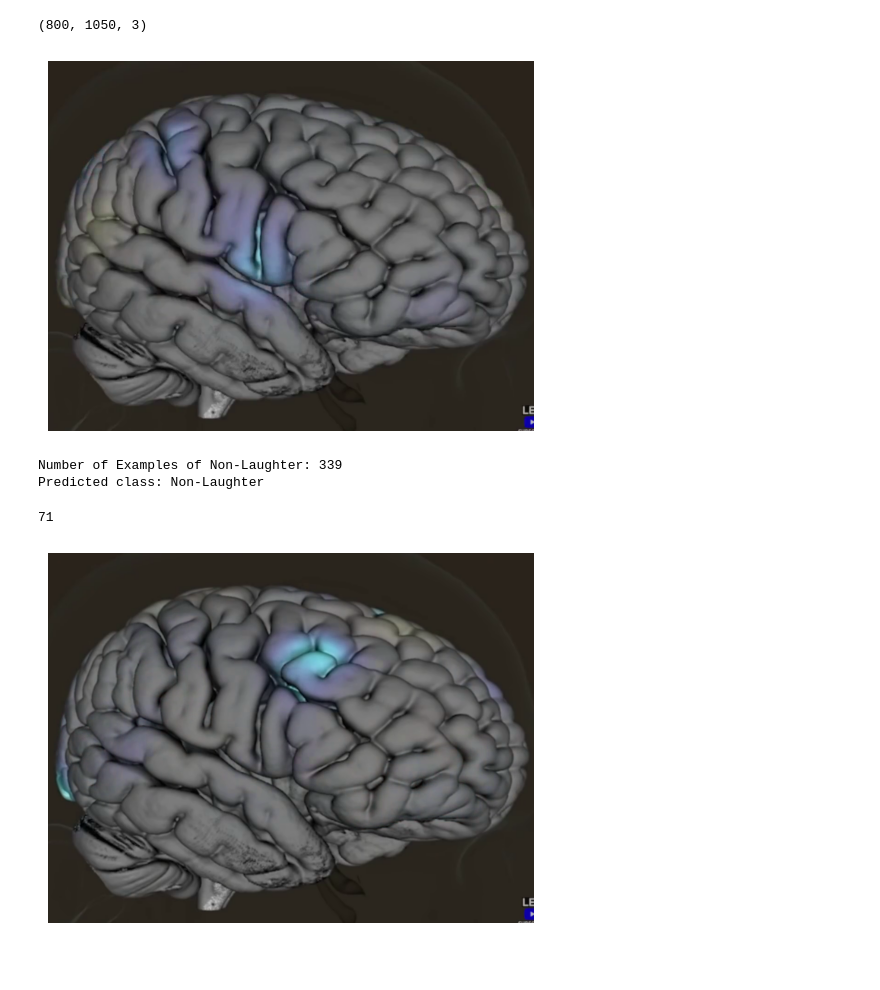
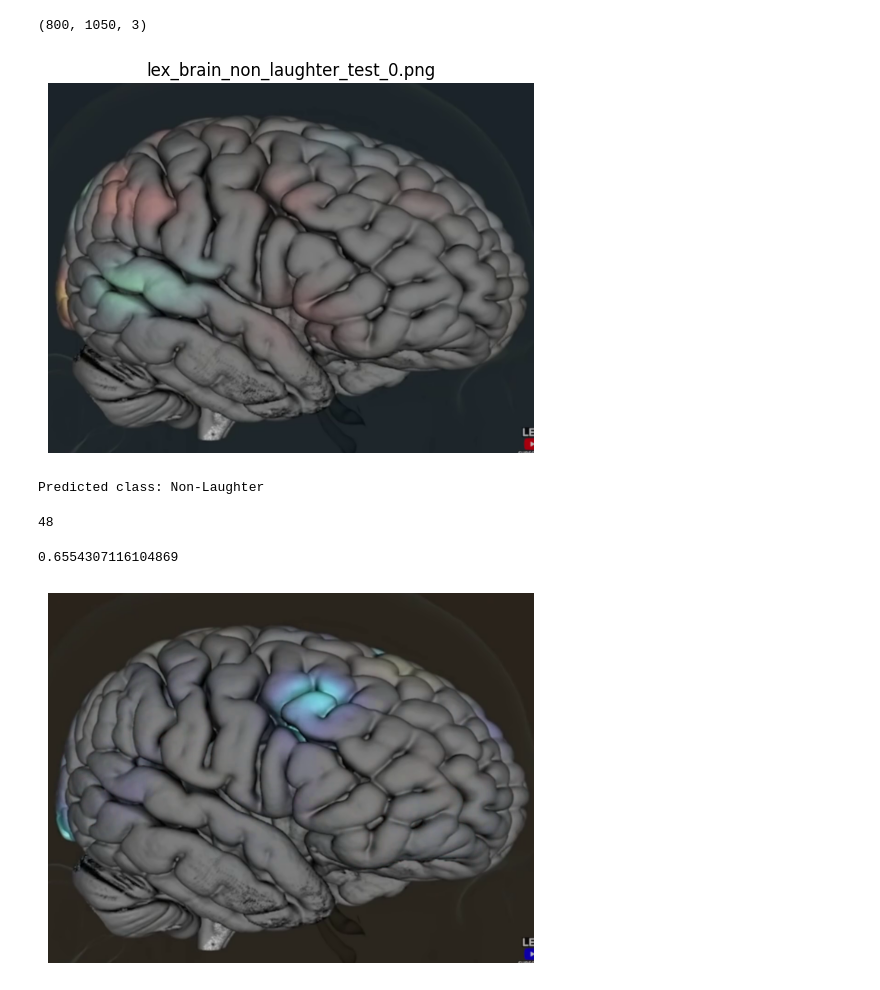
Before and after one commit to efwoods/kernel-brain-data, a Jupyter notebook: notebooks/lex-only-training-data.ipynb, the cells around one changed output. Drawn from its saved outputs; the diff is of its cells as text; code cells hidden in the pictures; blank space fills up the shorter version.

Commit message:
created an evaluation of the neural data model on test data; model achieves 65.5% accuracy on real world test data of non-laughter

```diff
--- a/notebooks/lex-only-training-data.ipynb
+++ b/notebooks/lex-only-training-data.ipynb
@@ -649,24 +718,39 @@ Number of Examples of Non-Laughter: 339
 (800, 1050, 3)
 # %%
 index = 0
+# %%
+# Testing the trained model
+
+# Load and preprocess the image
+# image_path = "../data/lex-brain-laughter-01-27.png"  # Path to your uploaded image
+# image_path = "../data/lex-brain-baseline-00-37.png"  # Path to your uploaded image
+
+test_image_path = glob('../data/non-laughter/test/brain/' + "*.png")
+
+# image_path = "../data/lex-non-laughter.png"  # Path to your uploaded image
+image_path  = test_image_path[index]
+
+image = PIL_Image.open(image_path).convert("RGB")  # Ensure it's in RGB mode
+plt.imshow(cv2.imread(image_path))
+plt.title(f"{os.path.basename(image_path)}")
+plt.axis('off')
+plt.show()
+index+=1
+index%=len(test_image_path)
+# %% [output]
+[figure, added]
 # %%
-# Testing the trained model
 
-# Load and preprocess the image
-# image_path = "../data/laughter-only/laughter-brain.png"  # Path to your uploaded image
-# image_path = "../data/non-laughter/non-laughter-brain.png"  # Path to your uploaded image
-# image = PIL_Image.open(image_path).convert("RGB")  # Ensure it's in RGB mode
-
-index += 1
-index %= len(lex_brain_non_laughter_np)
-image = lex_brain_non_laughter_np[index]
-image = PIL_Image.fromarray(image.astype(np.uint8)).convert("RGB")
+# index += 1
+# index %= len(lex_brain_non_laughter_np)
+# image = lex_brain_non_laughter_np[index]
+# image = PIL_Image.fromarray(image.astype(np.uint8)).convert("RGB")
 image = neural_data_model.transform(image).unsqueeze(0)  # Add batch dimension
 
-plt.imshow(lex_brain_non_laughter_np[index])
-plt.axis('off')
-plt.show()
-print(f"Number of Examples of Non-Laughter: {len(lex_brain_non_laughter_np)}")
+# plt.imshow(lex_brain_non_laughter_np[index])
+# plt.axis('off')
+# plt.show()
+# print(f"Number of Examples of Non-Laughter: {len(lex_brain_non_laughter_np)}")
 
 neural_data_model.eval()
 # Perform inference
@@ -680,10 +764,27 @@ classes = ["Non-Laughter", "Laughter"]
 print(f"Predicted class: {classes[prediction]}")
 index
 # %% [output]
-[figure, removed]
-Number of Examples of Non-Laughter: 339
 Predicted class: Non-Laughter
-71
+48
+# %%
+# Calculating Real-World Test Accuracy
+
+image_path  = test_image_path[index]
+neural_data_model.eval()
+test_truth = np.zeros(len(test_image_path))
+predictions = []
+for image_path in tqdm(test_image_path, desc="Calculating Test Accuracy...", ascii="░▒▓█"):
+    image = PIL_Image.open(image_path).convert("RGB")  # Ensure it's in RGB mode
+    image = neural_data_model.transform(image).unsqueeze(0)  # Add batch dimension
+    with torch.no_grad():
+        output = neural_data_model(image)
+        _, predicted = torch.max(output, 1)
+        prediction = torch.argmax(output, dim=1).item()
+        predictions.append(prediction)
+from sklearn.metrics import accuracy_score
+accuracy_score(test_truth, np.array(predictions))
+# %% [output]
+0.6554307116104869
 # %%
 index = 0
 # %%
```
Also changed, not shown: parts of 14 cells of this notebook, 1 other file.
